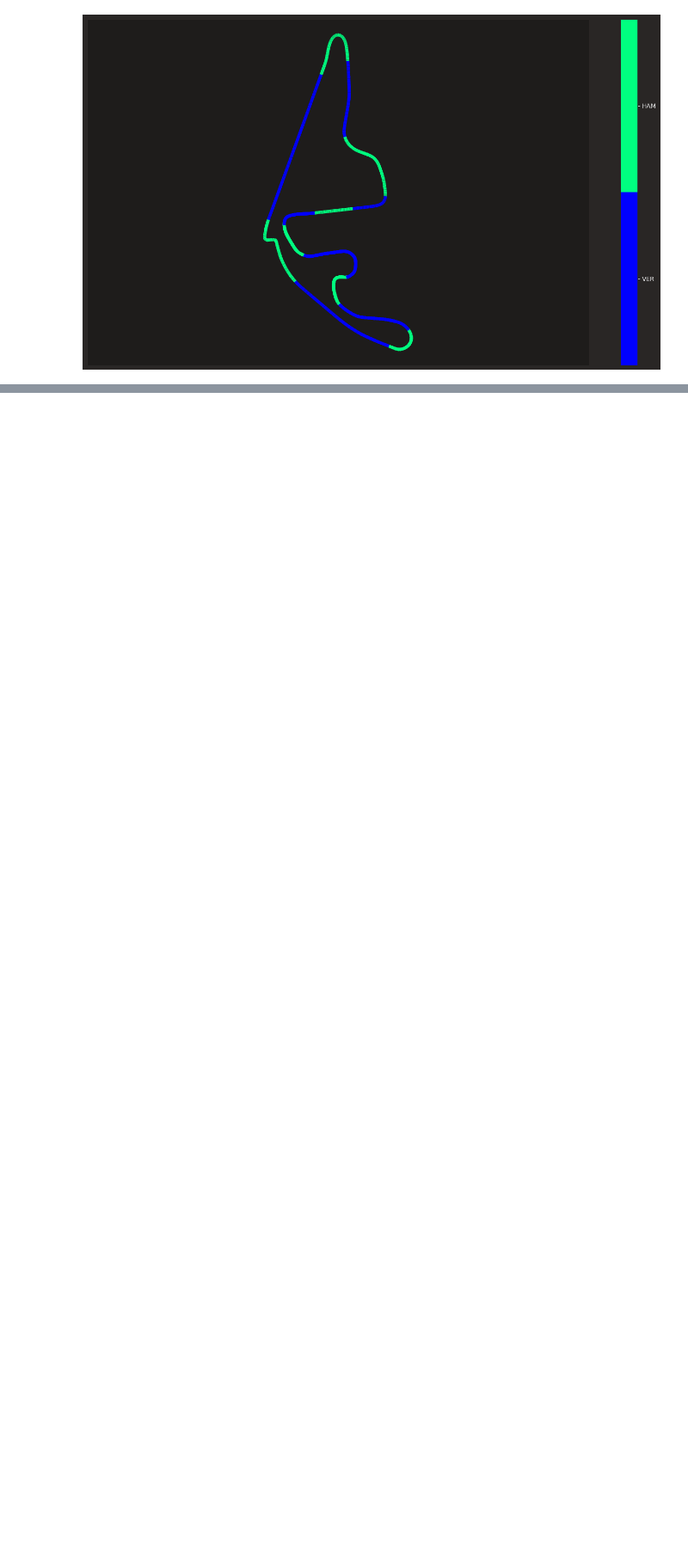
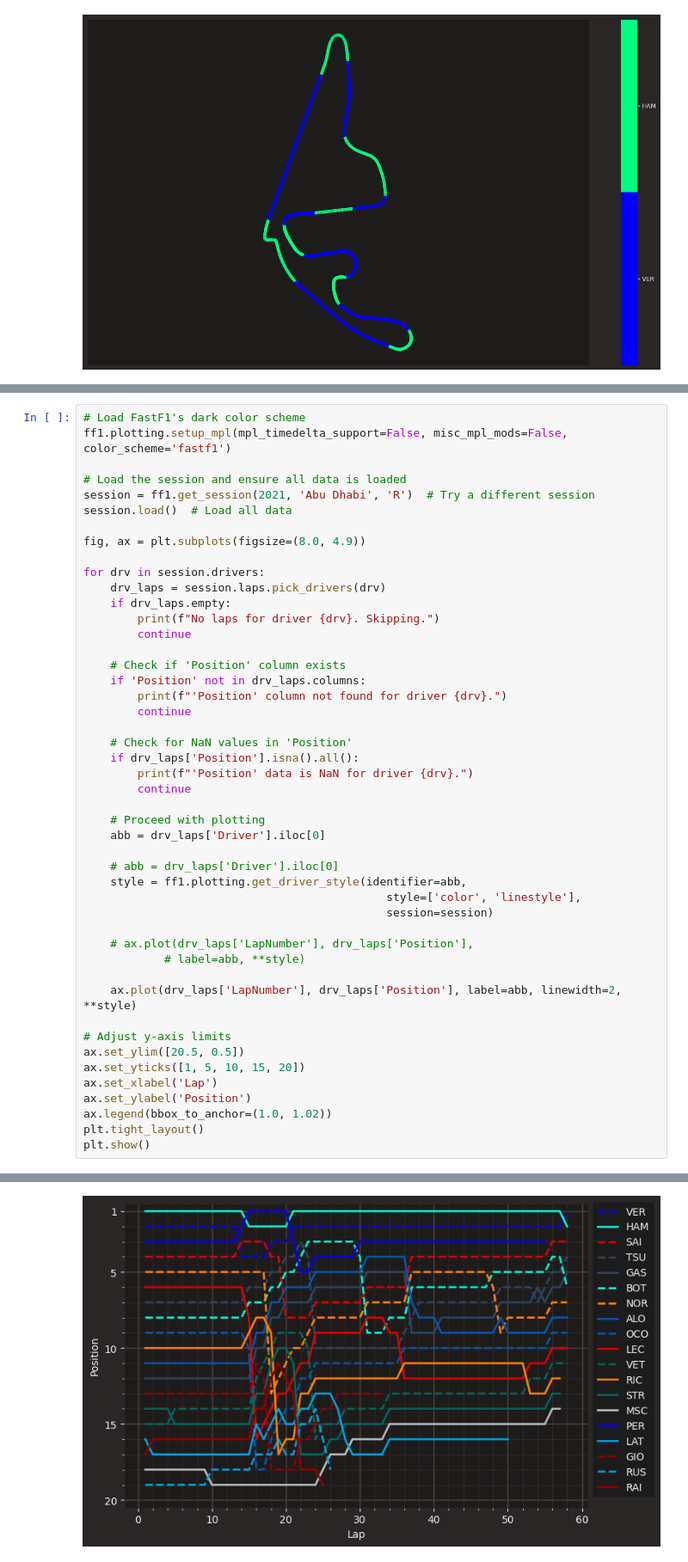
Before and after one commit to AYMNrh/F1_Dashboard, a Jupyter notebook: abu_dhabi_2021.ipynb, the cells around one changed output, grey strips where cells are left out. Shown at 86% size. Drawn from its saved outputs; the diff is of its cells as text; blank space fills up the shorter version.

```diff
--- a/abu_dhabi_2021.ipynb
+++ b/abu_dhabi_2021.ipynb
@@ -213,0 +422,48 @@ plt.show()
+# %%
+# Load FastF1's dark color scheme
+ff1.plotting.setup_mpl(mpl_timedelta_support=False, misc_mpl_mods=False, color_scheme='fastf1')
+
+# Load the session and ensure all data is loaded
+session = ff1.get_session(2021, 'Abu Dhabi', 'R')  # Try a different session
+session.load()  # Load all data
+
+fig, ax = plt.subplots(figsize=(8.0, 4.9))
+
+for drv in session.drivers:
+    drv_laps = session.laps.pick_drivers(drv)
+    if drv_laps.empty:
+        print(f"No laps for driver {drv}. Skipping.")
+        continue
+
+    # Check if 'Position' column exists
+    if 'Position' not in drv_laps.columns:
+        print(f"'Position' column not found for driver {drv}.")
+        continue
+
+    # Check for NaN values in 'Position'
+    if drv_laps['Position'].isna().all():
+        print(f"'Position' data is NaN for driver {drv}.")
+        continue
+
+    # Proceed with plotting
+    abb = drv_laps['Driver'].iloc[0]
+
+    # abb = drv_laps['Driver'].iloc[0]
+    style = ff1.plotting.get_driver_style(identifier=abb,
+                                             style=['color', 'linestyle'],
+                                             session=session)
+
+    # ax.plot(drv_laps['LapNumber'], drv_laps['Position'],
+            # label=abb, **style)
+
+    ax.plot(drv_laps['LapNumber'], drv_laps['Position'], label=abb, linewidth=2, **style)
+
+# Adjust y-axis limits
+ax.set_ylim([20.5, 0.5])
+ax.set_yticks([1, 5, 10, 15, 20])
+ax.set_xlabel('Lap')
+ax.set_ylabel('Position')
+ax.legend(bbox_to_anchor=(1.0, 1.02))
+plt.tight_layout()
+plt.show()
+# %% [output]
@@ -213,0 +487 @@ plt.show()
+[figure, added]
```
Also changed, not shown: parts of 13 cells of this notebook, 1 other file.
